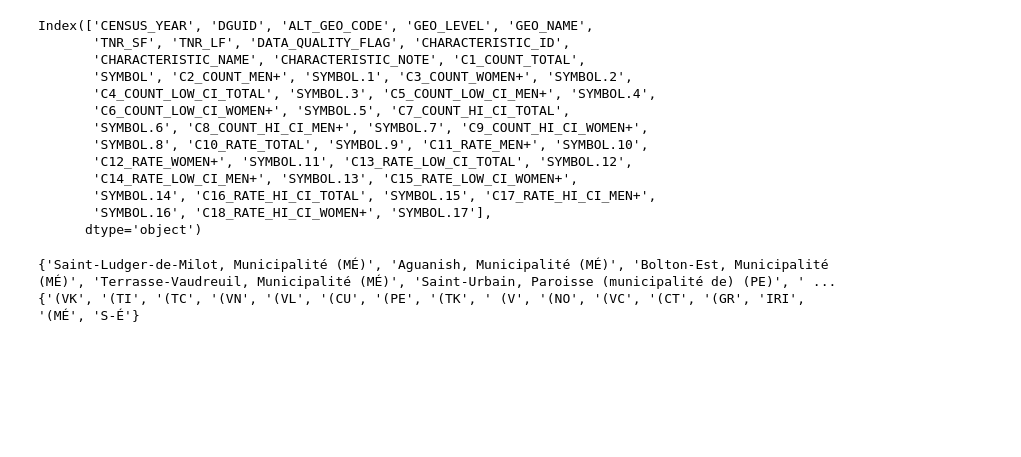
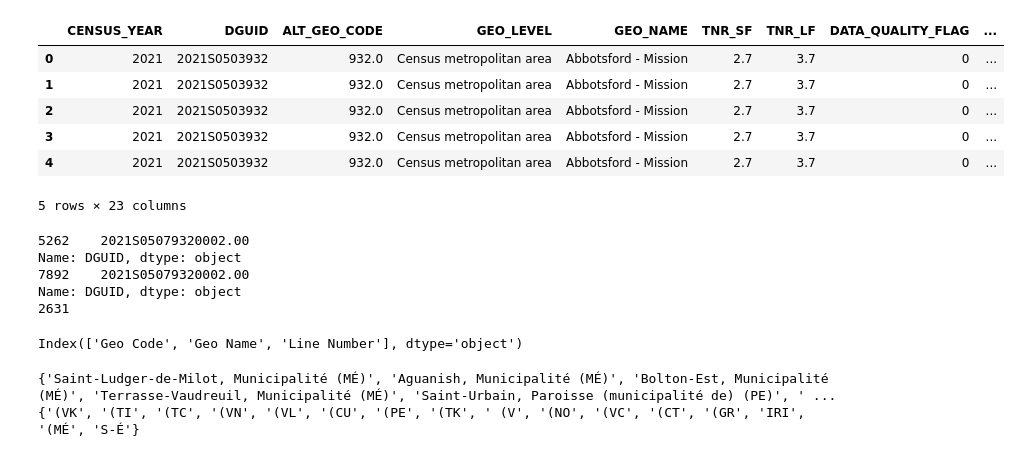
Before and after one commit to osadly/Courses, a Jupyter notebook: ML/McGill School of Continuing Studies/! YCBS 299 - Data Science Capstone Project/061025/census_explore.ipynb, the cells around one changed output. Drawn from its saved outputs; the diff is of its cells as text; code cells hidden in the pictures; blank space fills up the shorter version.

```diff
--- a/ML/McGill School of Continuing Studies/! YCBS 299 - Data Science Capstone Project/061025/census_explore.ipynb
+++ b/ML/McGill School of Continuing Studies/! YCBS 299 - Data Science Capstone Project/061025/census_explore.ipynb
@@ -1,6 +1,10 @@
 # %%
 import pandas as pd
-df = pd.read_csv(r"C:\Users\osadl\Downloads\98-401-X2021020CI_eng_CSV\98-401-X2021020CI_English_CSV_data.csv",encoding='windows-1252')
+#df = pd.read_csv(r"C:\Users\osadl\Downloads\98-401-X2021020CI_eng_CSV\98-401-X2021020CI_English_CSV_data.csv",encoding='windows-1252')
+#df = pd.read_csv(r"C:\!!!PERSONAL_DATA\! Osama\! Data Science Courses\! 5-YCBS 299 - 47 Data Science Capstone Project\OneDrive\Census Canada Data& Workflows\Census Tracts\98-401-X2021007_eng_CSV\98-401-X2021007_English_CSV_data.csv",encoding='windows-1252')
+file_path=r"C:\!!!PERSONAL_DATA\! Osama\! Data Science Courses\! 5-YCBS 299 - 47 Data Science Capstone Project\OneDrive\Census Canada Data& Workflows\Census Tracts\98-401-X2021007_eng_CSV"
+csv_file_name = file_path+r"\98-401-X2021007_English_CSV_data.csv"
+parquet_file_name = file_path+r"\census_data_asParquet.parquet"
 
-df.head()
+pd.read_csv(csv_file_name,encoding='windows-1252',low_memory=False).to_parquet(parquet_file_name, index=False)
 # %% [output]
@@ -13,0 +12,30 @@ df.head()
+# %%
+#df = pd.read_parquet(r"C:\!!!PERSONAL_DATA\! Osama\! Data Science Courses\! 5-YCBS 299 - 47 Data Science Capstone Project\OneDrive\Census Canada Data& Workflows\Census Tracts\98-401-X2021007_eng_CSV\parquet_file.parquet")
+df = pd.read_parquet(parquet_file_name)
+df.head()
+# %% [output]
+|  | CENSUS_YEAR | DGUID | ALT_GEO_CODE | GEO_LEVEL | GEO_NAME | TNR_SF | TNR_LF | DATA_QUALITY_FLAG | ... |
+| 0 | 2021 | 2021S0503932 | 932.0 | Census metropolitan area | Abbotsford - Mission | 2.7 | 3.7 | 0 | ... |
+| 1 | 2021 | 2021S0503932 | 932.0 | Census metropolitan area | Abbotsford - Mission | 2.7 | 3.7 | 0 | ... |
+| 2 | 2021 | 2021S0503932 | 932.0 | Census metropolitan area | Abbotsford - Mission | 2.7 | 3.7 | 0 | ... |
+| 3 | 2021 | 2021S0503932 | 932.0 | Census metropolitan area | Abbotsford - Mission | 2.7 | 3.7 | 0 | ... |
+| 4 | 2021 | 2021S0503932 | 932.0 | Census metropolitan area | Abbotsford - Mission | 2.7 | 3.7 | 0 | ... |
+5 rows × 23 columns
+# %%
+# TEST ONLY TO BE DELETED
+val_to_search_for = ['2021S05079320002.00'] #,'2021S05079320001.00'
+col_to_search_in = 'DGUID'
+
+set_mask = df[col_to_search_in].isin(val_to_search_for)
+df_subset_set = df[set_mask]
+#print(df_set_mask[col_to_search_in])
+#type(df_subset_set)
+print(df_subset_set.head(1)['DGUID'] )
+print(df_subset_set.tail(1)['DGUID'] )
+print(df_subset_set.shape[0])
+# %% [output]
+5262    2021S05079320002.00
+Name: DGUID, dtype: object
+7892    2021S05079320002.00
+Name: DGUID, dtype: object
+2631
@@ -14,19 +46,7 @@ df.head()
 # %%
 df.columns
 # %% [output]
-Index(['CENSUS_YEAR', 'DGUID', 'ALT_GEO_CODE', 'GEO_LEVEL', 'GEO_NAME',
-       'TNR_SF', 'TNR_LF', 'DATA_QUALITY_FLAG', 'CHARACTERISTIC_ID',
-       'CHARACTERISTIC_NAME', 'CHARACTERISTIC_NOTE', 'C1_COUNT_TOTAL',
-       'SYMBOL', 'C2_COUNT_MEN+', 'SYMBOL.1', 'C3_COUNT_WOMEN+', 'SYMBOL.2',
-       'C4_COUNT_LOW_CI_TOTAL', 'SYMBOL.3', 'C5_COUNT_LOW_CI_MEN+', 'SYMBOL.4',
-       'C6_COUNT_LOW_CI_WOMEN+', 'SYMBOL.5', 'C7_COUNT_HI_CI_TOTAL',
-       'SYMBOL.6', 'C8_COUNT_HI_CI_MEN+', 'SYMBOL.7', 'C9_COUNT_HI_CI_WOMEN+',
-       'SYMBOL.8', 'C10_RATE_TOTAL', 'SYMBOL.9', 'C11_RATE_MEN+', 'SYMBOL.10',
-       'C12_RATE_WOMEN+', 'SYMBOL.11', 'C13_RATE_LOW_CI_TOTAL', 'SYMBOL.12',
-       'C14_RATE_LOW_CI_MEN+', 'SYMBOL.13', 'C15_RATE_LOW_CI_WOMEN+',
-       'SYMBOL.14', 'C16_RATE_HI_CI_TOTAL', 'SYMBOL.15', 'C17_RATE_HI_CI_MEN+',
-       'SYMBOL.16', 'C18_RATE_HI_CI_WOMEN+', 'SYMBOL.17'],
-      dtype='object')
+Index(['Geo Code', 'Geo Name', 'Line Number'], dtype='object')
 # %%
 x
 # %%
```
Also changed, not shown: parts of 2 cells of this notebook.
